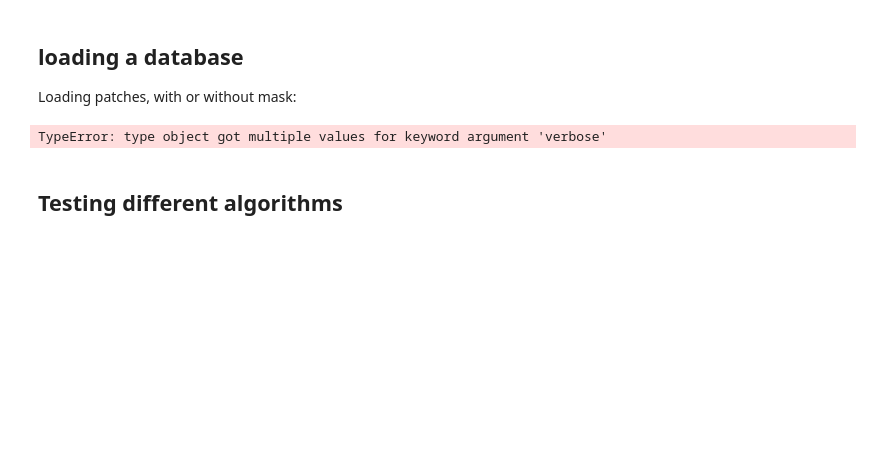
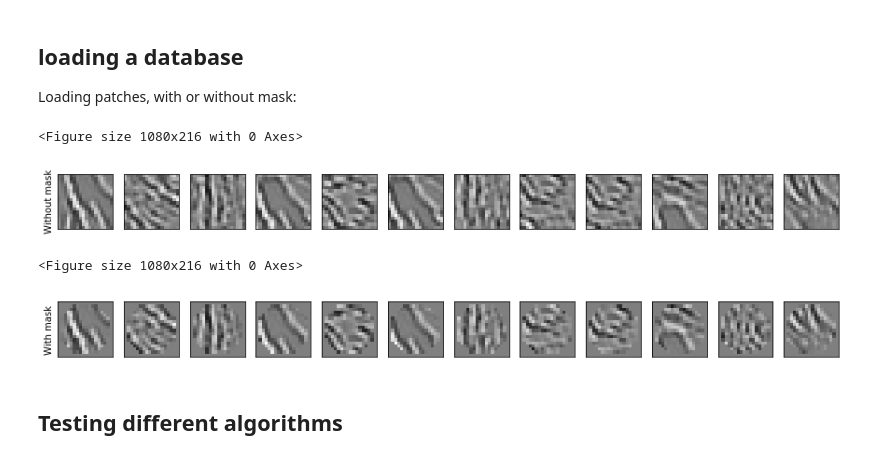
Before and after one commit to SpikeAI/HULK, a Jupyter notebook: Annex.ipynb, the cells around one changed output. Saved outputs shown, nothing was run; the diff lists cells and outputs as text; code cells hidden in the pictures; blank space fills up the shorter version.

```diff
--- a/Annex.ipynb
+++ b/Annex.ipynb
@@ -92,7 +92,8 @@ datapath = '../../SparseHebbianLearning/database'
 #opts = dict(eta=0.0033, eta_homeo=0.05, alpha_homeo=.5, cache_dir='cache_dir_frioul', datapath=datapath)
 #opts = dict(eta=0.007, eta_homeo=0.005, alpha_homeo=5., cache_dir='cache_dir', datapath=datapath)
 #opts = dict(eta=0.0033, eta_homeo=0.05, alpha_homeo=2.5, cache_dir='cache_dir_42', datapath=datapath, verbose=0)
-opts = dict(eta=0.005, eta_homeo=0.005, alpha_homeo=2.5, cache_dir='cache_dir', datapath=datapath, verbose=0)
+#opts = dict(eta=0.005, eta_homeo=0.005, alpha_homeo=2.5, cache_dir='cache_dir', datapath=datapath, verbose=0)
+opts = dict(cache_dir='cache_dir', datapath=datapath, verbose=0)
 # %%
 from shl_scripts.shl_experiments import SHL
 shl = SHL(**opts)
@@ -850,14 +782,18 @@ Loading patches, with or without mask:
 # %%
 N_patches = 12
 from shl_scripts.shl_tools import show_data
-
+opts_ = opts.copy()
+opts_.update(verbose=0)
 for i, (do_mask, label) in enumerate(zip([False, True], ['Without mask', 'With mask'])):
-    data_ = SHL(DEBUG_DOWNSCALE=1, verbose=0, N_patches=N_patches, n_image=1, do_mask=do_mask, seed=seed, **opts).get_data()
+    data_ = SHL(DEBUG_DOWNSCALE=1, N_patches=N_patches, n_image=1, do_mask=do_mask, seed=seed, **opts_).get_data()
     fig, axs = show_data(data_)
-    axs[0].set_ylabel(label)
+    axs[0].set_ylabel(label);
     plt.show()
 # %% [output]
-TypeError: type object got multiple values for keyword argument 'verbose'
+<Figure size 1080x216 with 0 Axes>
+[figure, added]
+<Figure size 1080x216 with 0 Axes>
+[figure, added]
 # %% [markdown]
 ## Testing different algorithms
 # %%
```
Also changed, not shown: parts of 10 cells of this notebook, 7 other files.
